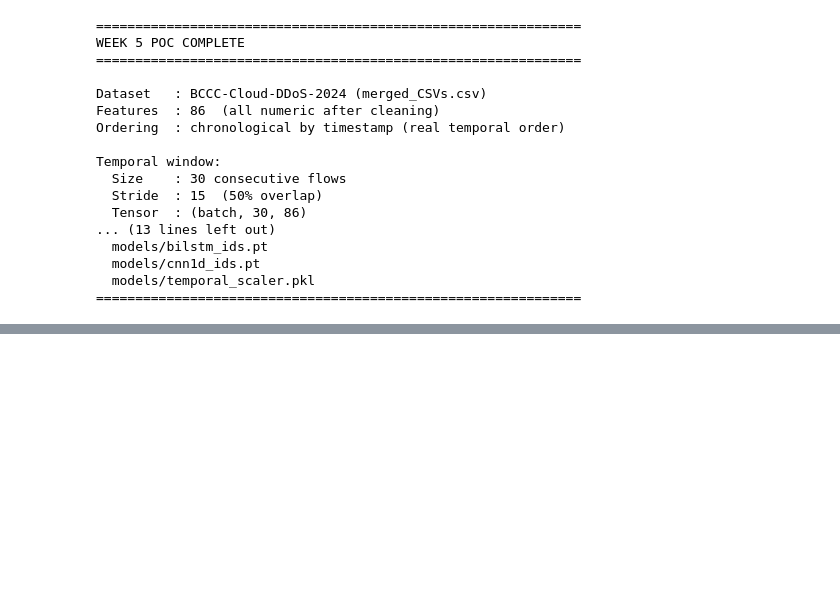
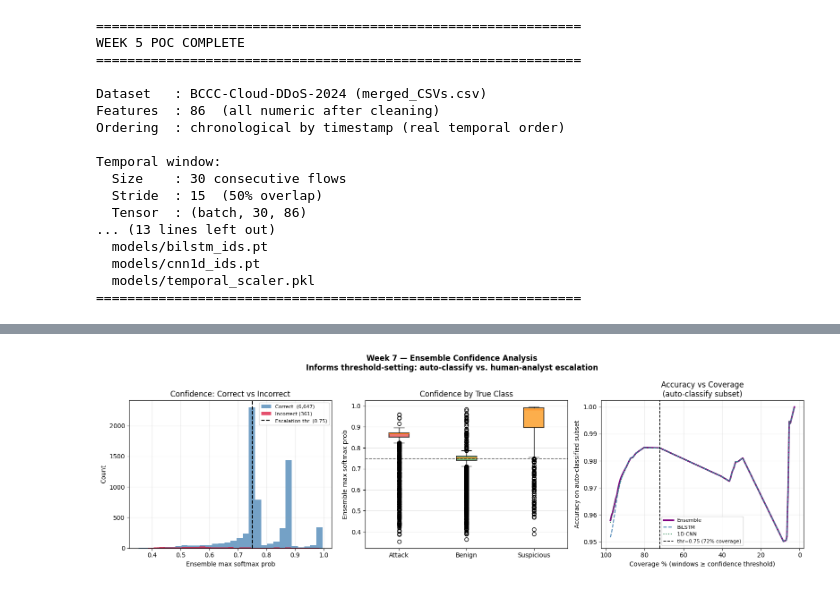
Before and after one commit to loki52501/IDS_ddos_neuralnet, a Jupyter notebook: ids.ipynb, the cells around one changed output, grey strips where cells are left out. Cells and saved outputs as stored; diff of their text form; code cells hidden in the pictures; blank space fills up the shorter version.

```diff
--- a/ids.ipynb
+++ b/ids.ipynb
@@ -789,0 +879,91 @@ Temporal window:
+# %%
+# ── CONFIDENCE ANALYSIS ────────────────────────────────────────────────────
+# Key security question: when should the IDS auto-classify vs. escalate to
+# a human analyst?  This shows confidence distribution and the accuracy/
+# coverage trade-off at different decision thresholds.
+
+from sklearn.metrics import accuracy_score as _acc_score
+
+conf_all = ens_probs_all.max(axis=1)          # per-window max softmax prob
+correct  = (ens_preds_all == y_test_all)
+
+# Coverage-accuracy trade-off at increasing confidence thresholds
+thresholds = np.linspace(0.50, 0.99, 40)
+thr_data   = []
+for thr in thresholds:
+    me = conf_all >= thr
+    if me.sum() < 50:
+        break
+    thr_data.append(dict(
+        thr      = thr,
+        coverage = me.mean() * 100,
+        ens_acc  = _acc_score(y_test_all[me], ens_preds_all[me]),
+        lstm_acc = _acc_score(y_test_all[me], lstm_probs_all[me].argmax(1)),
+        cnn_acc  = _acc_score(y_test_all[me], cnn_probs_all[me].argmax(1)),
+    ))
+thr_df = pd.DataFrame(thr_data)
+
+fig, axes = plt.subplots(1, 3, figsize=(16, 5))
+fig.suptitle(
+    "Week 7 — Ensemble Confidence Analysis\n"
+    "Informs threshold-setting: auto-classify vs. human-analyst escalation",
+    fontsize=12, fontweight='bold')
+
+# Panel 1: Correct vs incorrect confidence histogram
+ax = axes[0]
+ax.hist(conf_all[correct],  bins=30, alpha=0.75, color='steelblue',
+        label=f'Correct  ({correct.sum():,})')
+ax.hist(conf_all[~correct], bins=30, alpha=0.75, color='crimson',
+        label=f'Incorrect ({(~correct).sum():,})')
+ax.axvline(0.75, color='black', ls='--', lw=1.5, label='Escalation thr. (0.75)')
+ax.set_title('Confidence: Correct vs Incorrect')
+ax.set_xlabel('Ensemble max softmax prob')
+ax.set_ylabel('Count')
+ax.legend(fontsize=8); ax.grid(alpha=0.3)
+
+# Panel 2: Per-class confidence box-plots
+ax = axes[1]
+class_conf = [conf_all[y_test_all == ci] for ci in range(N_CLASSES)]
+bp = ax.boxplot(class_conf, labels=le_label.classes_,
+                patch_artist=True, notch=False,
+                boxprops=dict(linewidth=1.5))
+for patch, color in zip(bp['boxes'], ['#E53935', '#43A047', '#FB8C00']):
+    patch.set_facecolor(color); patch.set_alpha(0.7)
+ax.axhline(0.75, color='black', ls='--', lw=1.2, alpha=0.6)
+ax.set_title('Confidence by True Class')
+ax.set_ylabel('Ensemble max softmax prob')
+ax.grid(alpha=0.3, axis='y')
+
+# Panel 3: Coverage-accuracy trade-off
+closest_idx = (thr_df['thr'] - 0.75).abs().idxmin()
+cov_at_75   = thr_df.loc[closest_idx, 'coverage']
+
+ax = axes[2]
+ax.plot(thr_df['coverage'], thr_df['ens_acc'],  lw=2.5, color='purple',
+        label='Ensemble')
+ax.plot(thr_df['coverage'], thr_df['lstm_acc'], lw=1.5, color='steelblue',
+        ls='--', label='BiLSTM')
+ax.plot(thr_df['coverage'], thr_df['cnn_acc'],  lw=1.5, color='seagreen',
+        ls=':',  label='1D CNN')
+ax.axvline(cov_at_75, color='black', ls='--', lw=1.2,
+           label=f'thr=0.75 ({cov_at_75:.0f}% coverage)')
+ax.set_title('Accuracy vs Coverage\n(auto-classify subset)')
+ax.set_xlabel('Coverage % (windows ≥ confidence threshold)')
+ax.set_ylabel('Accuracy on auto-classified subset')
+ax.legend(fontsize=8); ax.grid(alpha=0.3)
+ax.invert_xaxis()   # left = high confidence / low coverage
+
+plt.tight_layout()
+plt.savefig('confidence_analysis.png', dpi=120, bbox_inches='tight')
+plt.show()
+
+# Summary at thr=0.75
+mask75   = conf_all >= 0.75
+auto_acc = _acc_score(y_test_all[mask75], ens_preds_all[mask75])
+print(f"\nAt escalation threshold 0.75:")
+print(f"  Auto-classified : {mask75.sum():,} / {len(conf_all):,}  ({mask75.mean()*100:.1f}% coverage)")
+print(f"  Auto accuracy   : {auto_acc:.4f}  ({auto_acc*100:.2f}%)")
+print(f"  Escalated       : {(~mask75).sum():,} windows → human analyst queue")
+print(f"\nSaved: confidence_analysis.png")
+# %% [output]
+[figure, added]
```
Also changed, not shown: parts of 6 cells of this notebook, 8 other files.
